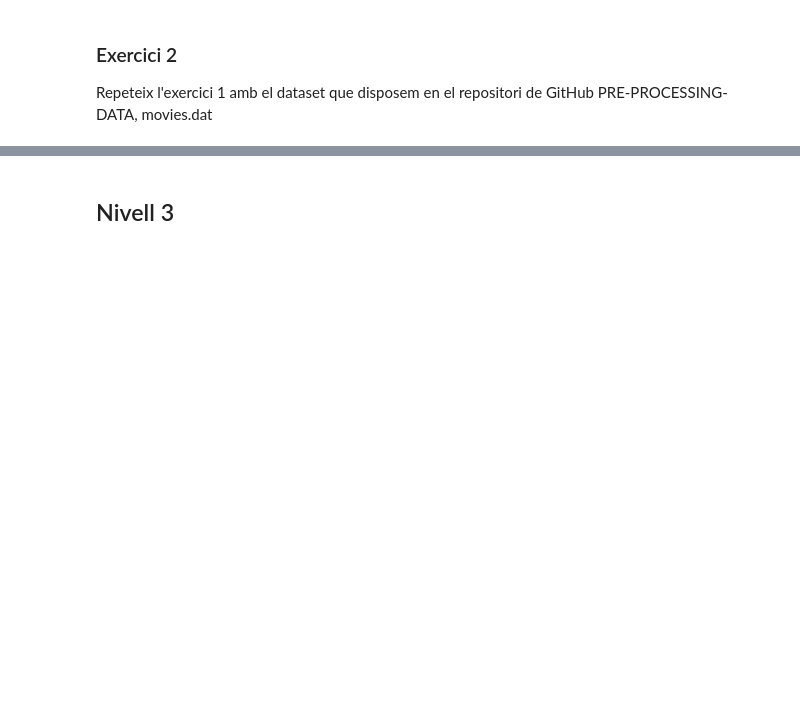
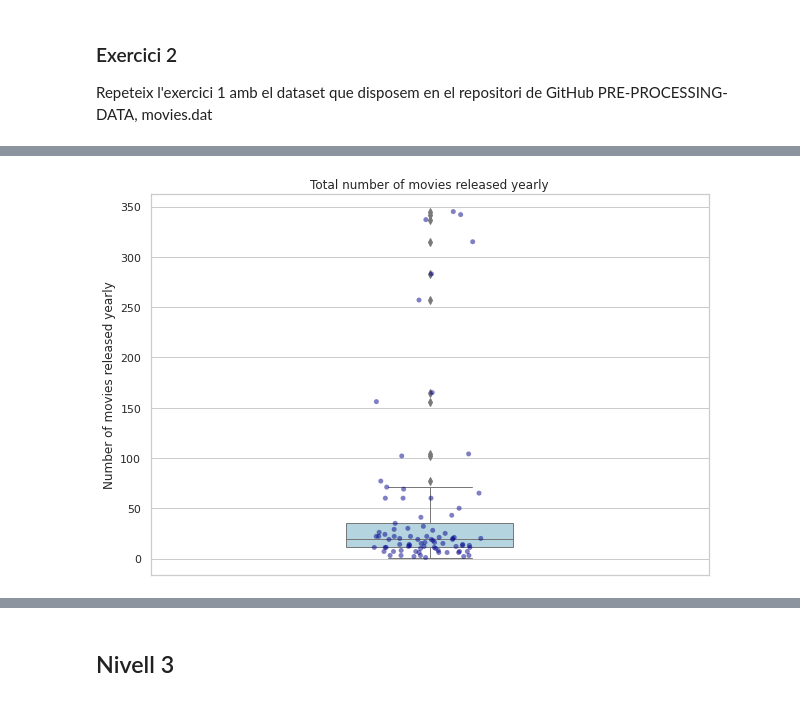
Before and after one commit to itacademy-rogergallart/visualitzacio_grafica_de_multiples_variables, a Jupyter notebook: tasca6A_visualitzacio_grafica_multiples_variables.ipynb, the cells around one changed output, grey strips where cells are left out. Cells and saved outputs as stored; diff of their text form; code cells hidden in the pictures; blank space fills up the shorter version.

```diff
--- a/tasca6A_visualitzacio_grafica_multiples_variables.ipynb
+++ b/tasca6A_visualitzacio_grafica_multiples_variables.ipynb
@@ -101,0 +437,13 @@ memory usage: 166.1+ KB
+# %%
+# Exercici:
+# ax = sns.boxplot(y="Quantity", data=data,  color='lightblue', fliersize=5,  orient='v', linewidth=1 , width=0.3)
+# ax = sns.stripplot(y=data["Quantity"], orient='v', color='darkblue', alpha= 0.5)
+
+plt.figure(figsize=(10,7))
+
+ax = sns.boxplot(y="Total", data=moviesByYear,  color='lightblue', fliersize=5,  orient='v', linewidth=1 , width=0.3)
+ax = sns.stripplot(y=moviesByYear["Total"], orient='v', color='darkblue', alpha= 0.5)
+plt.title('Total number of movies released yearly');
+plt.ylabel('Number of movies released yearly');
+# %% [output]
+[figure, added]
```
Also changed, not shown: parts of 53 cells of this notebook.
